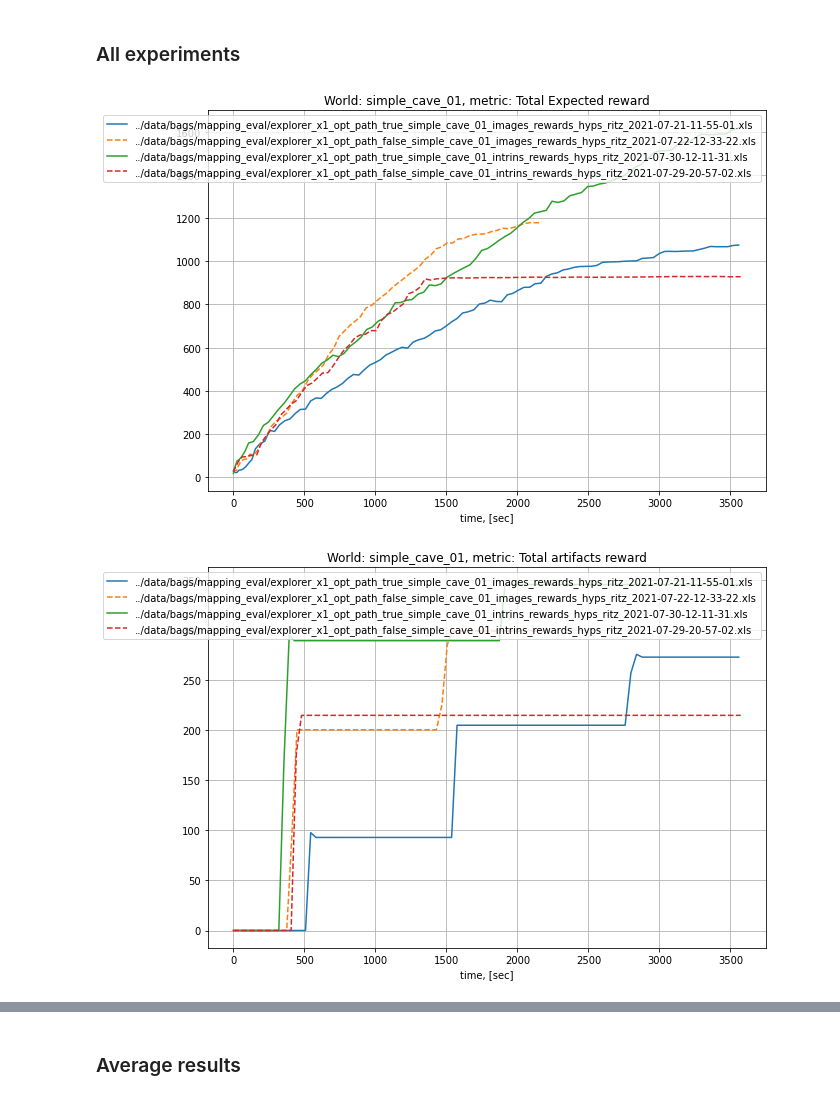
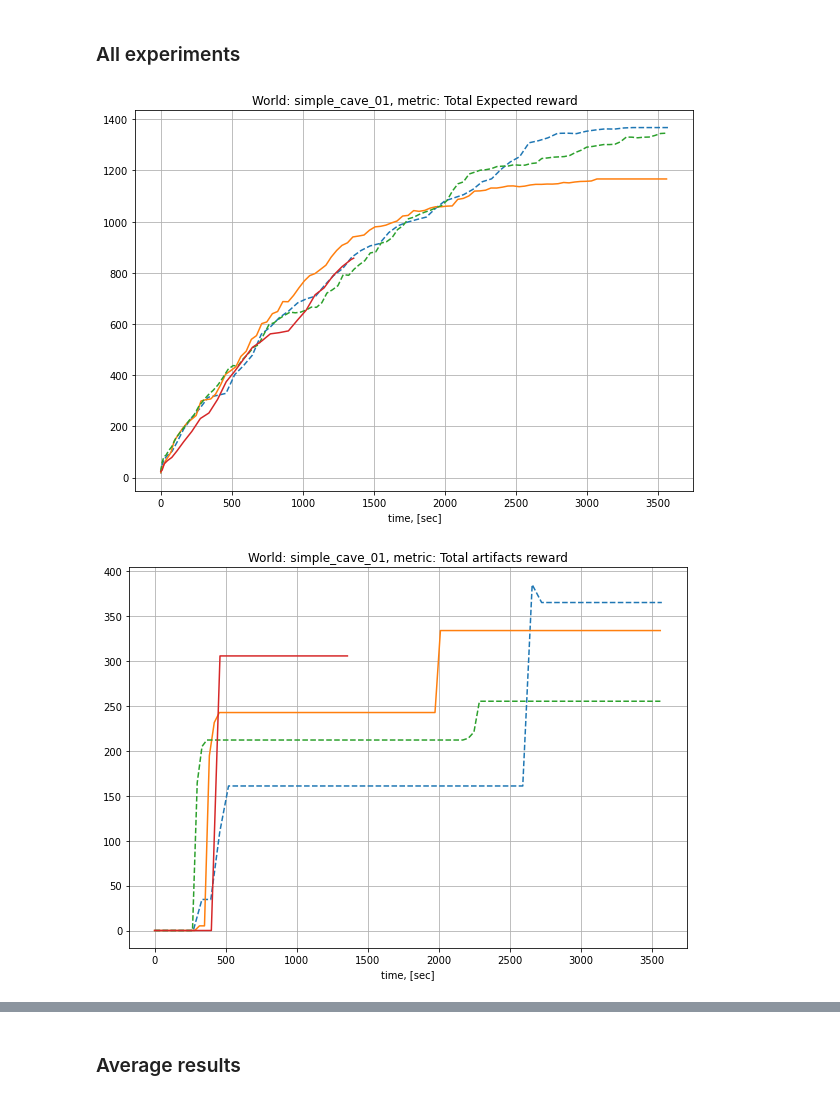
Before and after one commit to tpet/rpz_planning, a Jupyter notebook: notebooks/metrics_xls_parser.ipynb, the cells around one changed output, grey strips where cells are left out. Cells and saved outputs as stored; diff of their text form; code cells hidden in the pictures.

```diff
--- a/notebooks/metrics_xls_parser.ipynb
+++ b/notebooks/metrics_xls_parser.ipynb
@@ -28,7 +28,6 @@ worlds = ["simple_cave_01", "simple_cave_02", "simple_cave_03"]
 MIN_EXP_COMPL = 0.065
 MIN_TRAVELLED_DIST = 100
 
-# paths = ['../data/bags/mapping_eval/old/metrics/']
 paths = ['../data/bags/mapping_eval/']
 
 # all metrics files
@@ -41,7 +40,7 @@ for file in xls_files:
 
 # filter by computers
 # computers = ['ritz', 'halmos', 'goedel']
-computers = ['ritz']
+computers = ['halmos']
 
 xls_files1 = []
 for file in xls_files:
@@ -54,24 +81,24 @@ xls_files = xls_files1
 # %%
 for world in worlds:
     for i, metric in enumerate(common_metrics):
         plt.figure(figsize=(10, 7))
         plt.title(f"World: {world}, metric: {metric}")
         for path in paths:
             xls_files_world = [file for file in xls_files if world in file]
             for file in xls_files_world:
                 data = pd.read_excel(file)
                 if metric in data and \
                    np.max(data['Exploration completeness']) > MIN_EXP_COMPL and \
                    np.max(data['Travelled distance']) > MIN_TRAVELLED_DIST and \
                    np.max(data[metric]) >= 0:
                     ls = 'solid' if 'true' in file else 'dashed'
                     t = data['Time stamp'] - data['Time stamp'][0]
                     plt.plot(t, data[metric], linestyle=ls, label=file)
         plt.grid()
         plt.xlabel('time, [sec]')
-        plt.legend()
+        # plt.legend()
         plt.show()
         plt.close()
 # %% [output]
-[figure, old version]
+[figure, new version]
-[figure, old version]
+[figure, new version]
```
Also changed, not shown: parts of 7 cells of this notebook, 5 other files.
